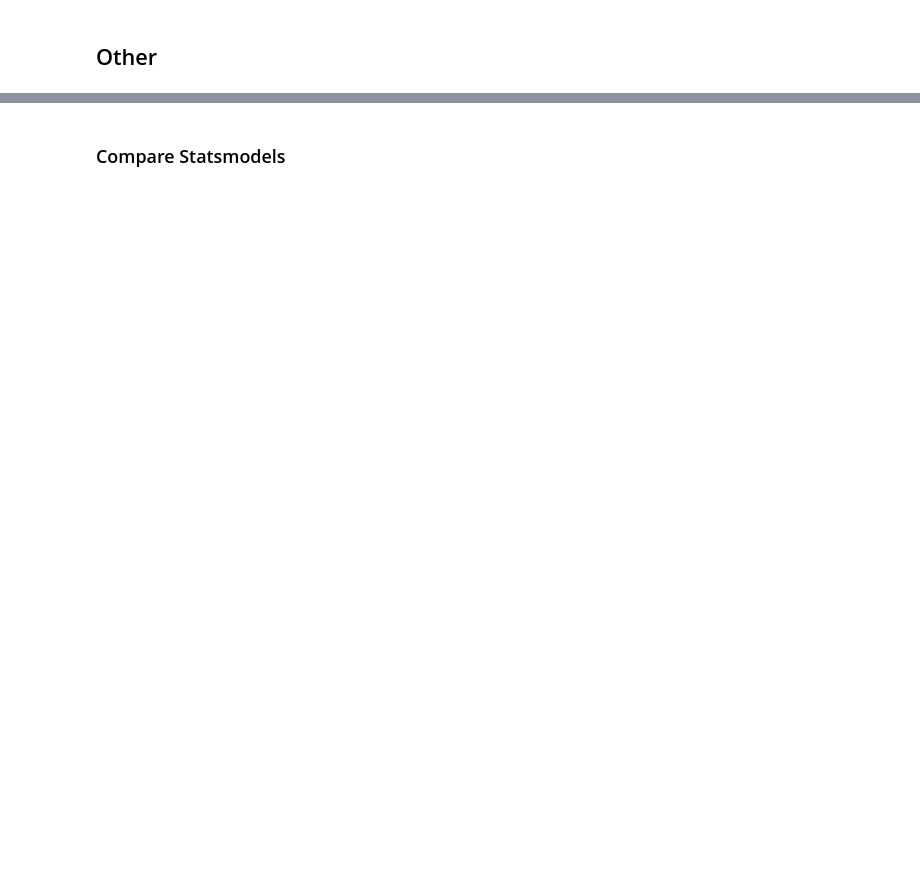
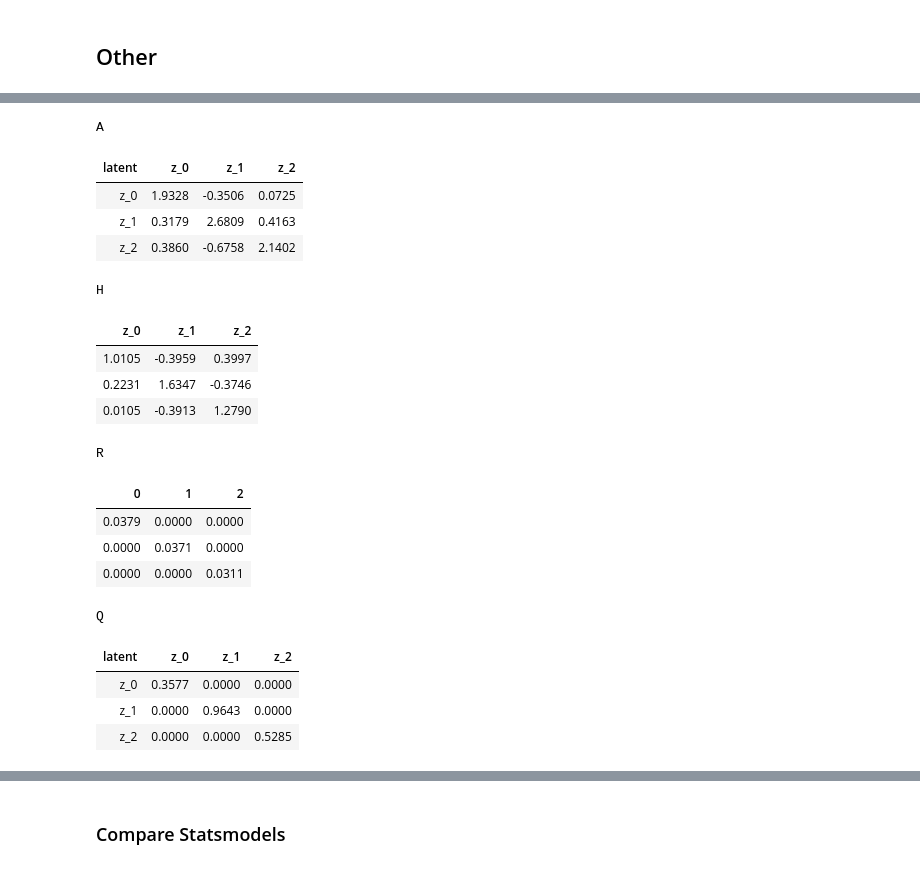
Before and after one commit to mone27/meteo_imp, a Jupyter notebook: lib_nbs/kalman/00_Kalman_Filter.ipynb, the cells around one changed output, grey strips where cells are left out. Drawn from its saved outputs; the diff is of its cells as text; code cells hidden in the pictures; blank space fills up the shorter version.

```diff
--- a/lib_nbs/kalman/00_Kalman_Filter.ipynb
+++ b/lib_nbs/kalman/00_Kalman_Filter.ipynb
@@ -1109,0 +1170,2 @@ losses
+# %%
+k_ncov = torch.load("broken_predictions.pickle")
@@ -1109,0 +1242,23 @@ losses
+# %%
+display_as_row(k_ncov.get_info())
+# %% [output]
+A
+| latent | z_0 | z_1 | z_2 |
+| z_0 | 1.9328 | -0.3506 | 0.0725 |
+| z_1 | 0.3179 | 2.6809 | 0.4163 |
+| z_2 | 0.3860 | -0.6758 | 2.1402 |
+H
+| z_0 | z_1 | z_2 |
+| 1.0105 | -0.3959 | 0.3997 |
+| 0.2231 | 1.6347 | -0.3746 |
+| 0.0105 | -0.3913 | 1.2790 |
+R
+| 0 | 1 | 2 |
+| 0.0379 | 0.0000 | 0.0000 |
+| 0.0000 | 0.0371 | 0.0000 |
+| 0.0000 | 0.0000 | 0.0311 |
+Q
+| latent | z_0 | z_1 | z_2 |
+| z_0 | 0.3577 | 0.0000 | 0.0000 |
+| z_1 | 0.0000 | 0.9643 | 0.0000 |
+| z_2 | 0.0000 | 0.0000 | 0.5285 |
```
Also changed, not shown: parts of 43 cells of this notebook, 6 other files.
